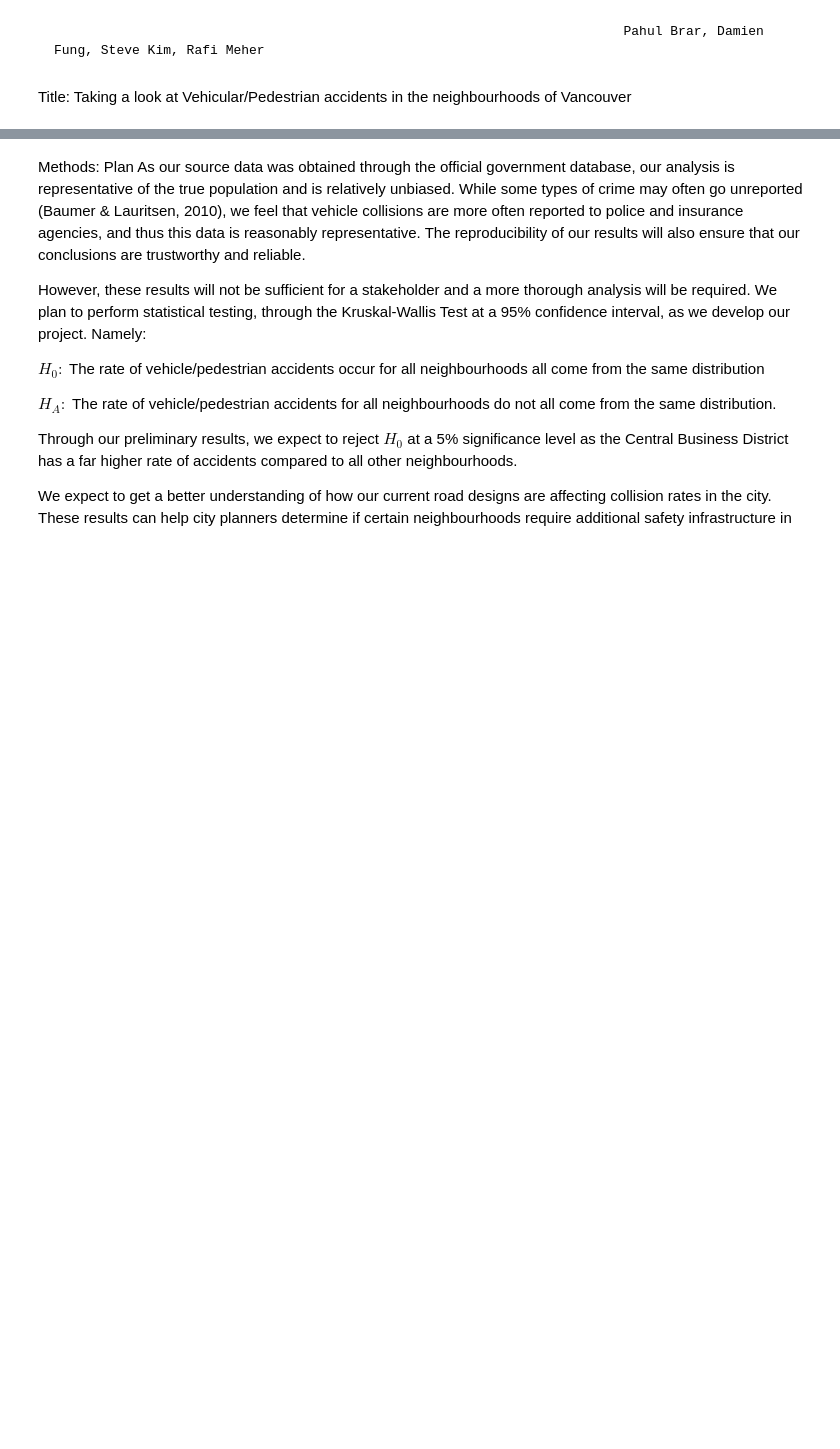
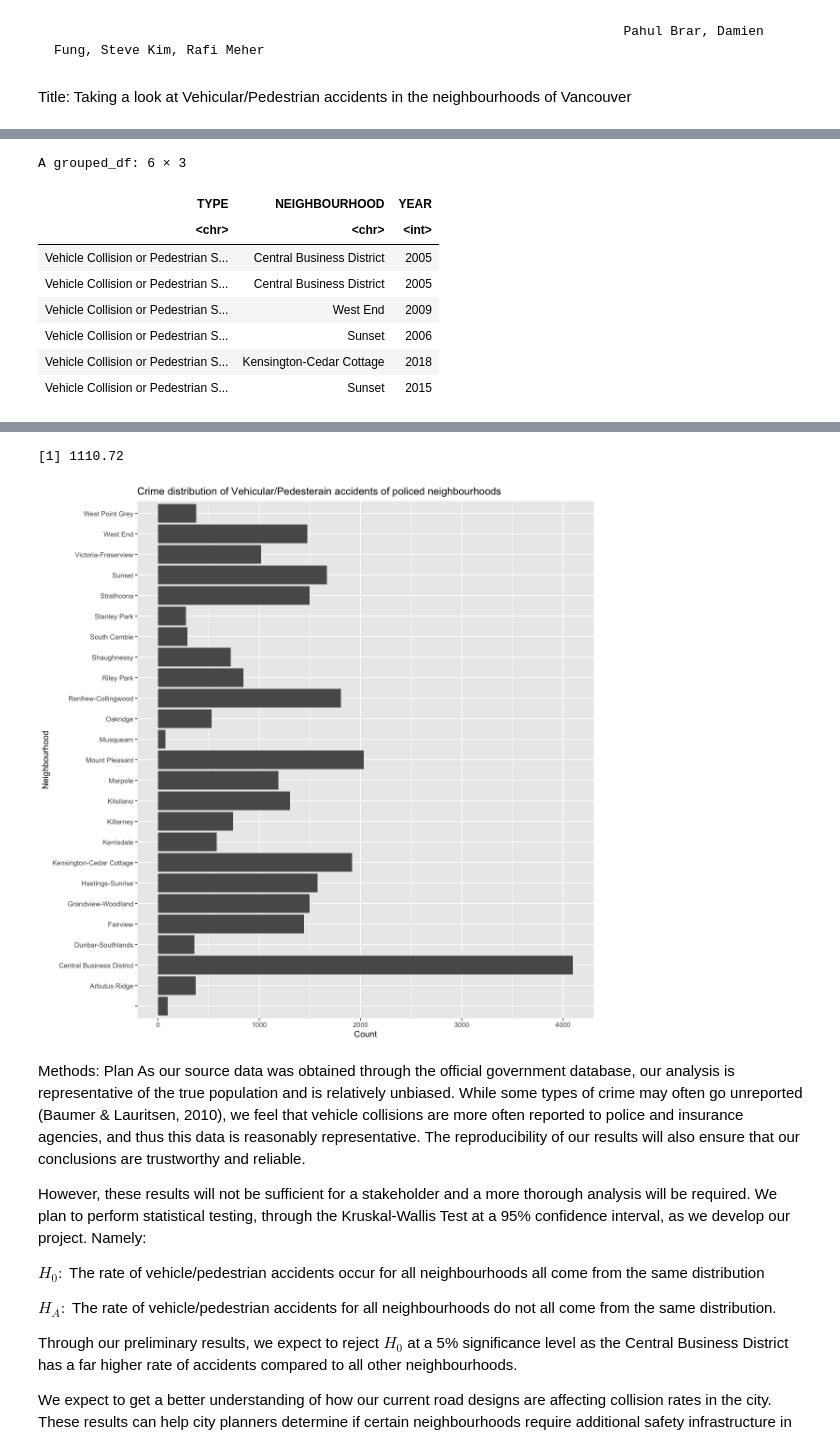
Before and after one commit to pbrar17/VPD-Crime-Analysis, a Jupyter notebook: 14.ipynb, the cells around one changed output, grey strips where cells are left out. Cells and saved outputs as stored; diff of their text form; code cells hidden in the pictures; blank space fills up the shorter version.

```diff
--- a/14.ipynb
+++ b/14.ipynb
@@ -58,0 +65,31 @@ Warning message:
+# %%
+limited_dataset <- select(whole_dataset, TYPE, NEIGHBOURHOOD, YEAR) %>%
+    group_by(NEIGHBOURHOOD) %>%
+    group_by(YEAR) %>%
+    filter(TYPE == "Vehicle Collision or Pedestrian Struck (with Injury)" |
+    TYPE == "Vehicle Collision or Pedestrian Struck (with Fatality)")
+head(limited_dataset)
+
+options(repr.plot.width = 10, repr.plot.height = 10)
+vehicular_ped_dist <- limited_dataset %>%
+    ggplot() +
+    geom_histogram(aes(x = NEIGHBOURHOOD), stat = "count")+
+    xlab("Neighbourhood") +
+    ylab("Count") +
+    ggtitle("Crime distribution of Vehicular/Pedesterain accidents of policed neighbourhoods") +
+    coord_flip()
+vehicular_ped_dist
+
+mean_vehicle_crime_rate <- length(limited_dataset$TYPE) / length(unique(limited_dataset$NEIGHBOURHOOD))
+mean_vehicle_crime_rate
+#This is the "mean" Vehicle/Pedestrian crime rate per neighbourhood policed.
+# %% [output]
+A grouped_df: 6 × 3
+| TYPE | NEIGHBOURHOOD | YEAR |
+| <chr> | <chr> | <int> |
+| Vehicle Collision or Pedestrian S... | Central Business District | 2005 |
+| Vehicle Collision or Pedestrian S... | Central Business District | 2005 |
+| Vehicle Collision or Pedestrian S... | West End | 2009 |
+| Vehicle Collision or Pedestrian S... | Sunset | 2006 |
+| Vehicle Collision or Pedestrian S... | Kensington-Cedar Cottage | 2018 |
+| Vehicle Collision or Pedestrian S... | Sunset | 2015 |
@@ -59,3 +98,5 @@ Warning message:
+[1] 1110.72
+[figure, added]
 # %% [markdown]
 Methods: Plan
 As our source data was obtained through the official government database, our analysis is representative of the true population and is relatively unbiased. While some types of crime may often go unreported (Baumer & Lauritsen, 2010), we feel that vehicle collisions are more often reported to police and insurance agencies, and thus this data is reasonably representative. The reproducibility of our results will also ensure that our conclusions are trustworthy and reliable.
```
Also changed, not shown: parts of 4 cells of this notebook.
